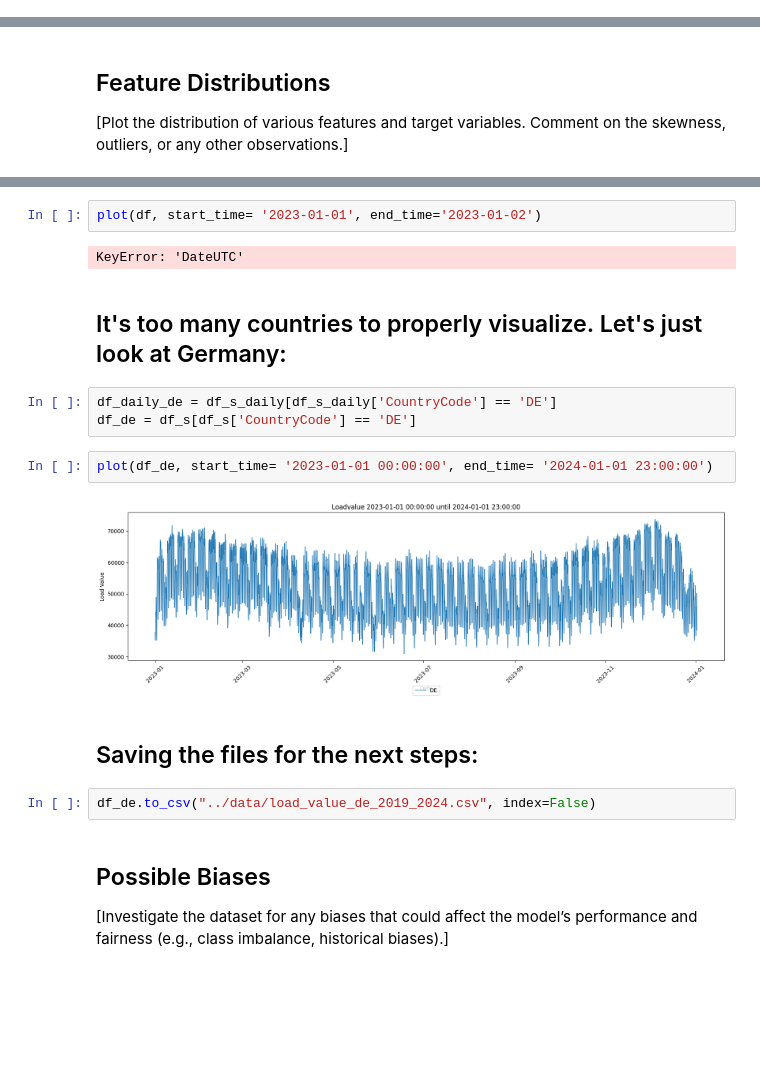
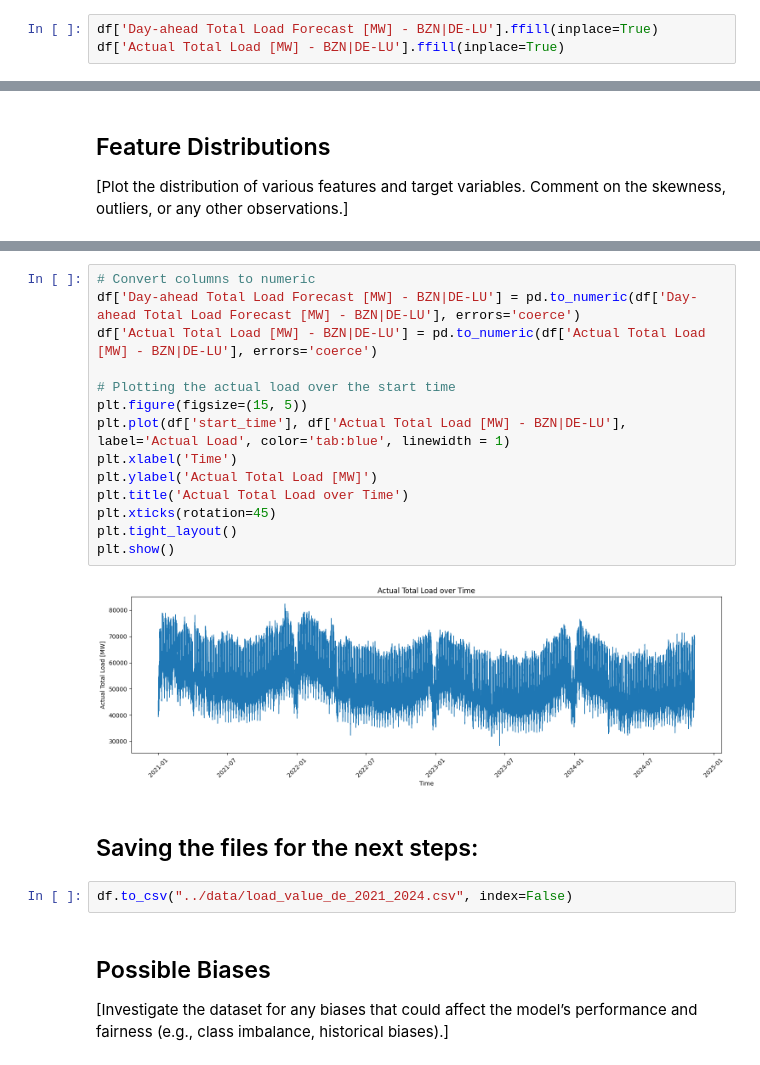
Before and after one commit to Timson1235/energy-timeseries-project, a Jupyter notebook: 1_DatasetCharacteristics/exploratory_data_analysis.ipynb, the cells around one changed output, grey strips where cells are left out. Saved outputs shown, nothing was run; the diff lists cells and outputs as text; blank space fills up the shorter version.

Commit message:
deleted some data and started visualizing load data

```diff
--- a/1_DatasetCharacteristics/exploratory_data_analysis.ipynb
+++ b/1_DatasetCharacteristics/exploratory_data_analysis.ipynb
@@ -81,4 +104,7 @@ Actual Total Load [MW] - BZN|DE-LU                 22
 dtype: int64
+# %%
+df['Day-ahead Total Load Forecast [MW] - BZN|DE-LU'].ffill(inplace=True)
+df['Actual Total Load [MW] - BZN|DE-LU'].ffill(inplace=True)
 # %% [markdown]
 # convert the time and do some feature engineering:
 # %%
@@ -120,20 +133,23 @@ def plot(df, start_time=None, end_time=None):
-# %%
-plot(df, start_time= '2023-01-01', end_time='2023-01-02')
-# %% [output]
-KeyError: 'DateUTC'
-# %% [markdown]
-## It's too many countries to properly visualize. Let's just look at Germany:
-# %%
-df_daily_de = df_s_daily[df_s_daily['CountryCode'] == 'DE']
-df_de = df_s[df_s['CountryCode'] == 'DE']
-# %%
-plot(df_de, start_time= '2023-01-01 00:00:00', end_time= '2024-01-01 23:00:00')
-# %% [output]
-[figure, removed]
+# %%
+# Convert columns to numeric
+df['Day-ahead Total Load Forecast [MW] - BZN|DE-LU'] = pd.to_numeric(df['Day-ahead Total Load Forecast [MW] - BZN|DE-LU'], errors='coerce')
+df['Actual Total Load [MW] - BZN|DE-LU'] = pd.to_numeric(df['Actual Total Load [MW] - BZN|DE-LU'], errors='coerce')
+
+# Plotting the actual load over the start time
+plt.figure(figsize=(15, 5))
+plt.plot(df['start_time'], df['Actual Total Load [MW] - BZN|DE-LU'], label='Actual Load', color='tab:blue', linewidth = 1)
+plt.xlabel('Time')
+plt.ylabel('Actual Total Load [MW]')
+plt.title('Actual Total Load over Time')
+plt.xticks(rotation=45)
+plt.tight_layout()
+plt.show()
+# %% [output]
+[figure, added]
 # %% [markdown]
 ## Saving the files for the next steps:
 # %%
-df_de.to_csv("../data/load_value_de_2019_2024.csv", index=False)
+df.to_csv("../data/load_value_de_2021_2024.csv", index=False)
 # %% [markdown]
 ## Possible Biases
 
```
Also changed, not shown: parts of 5 cells of this notebook, 12 other files.
